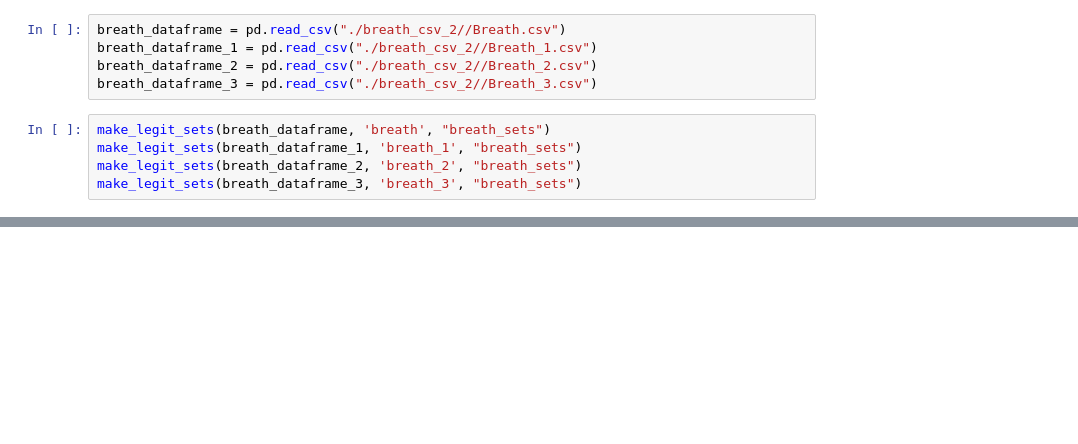
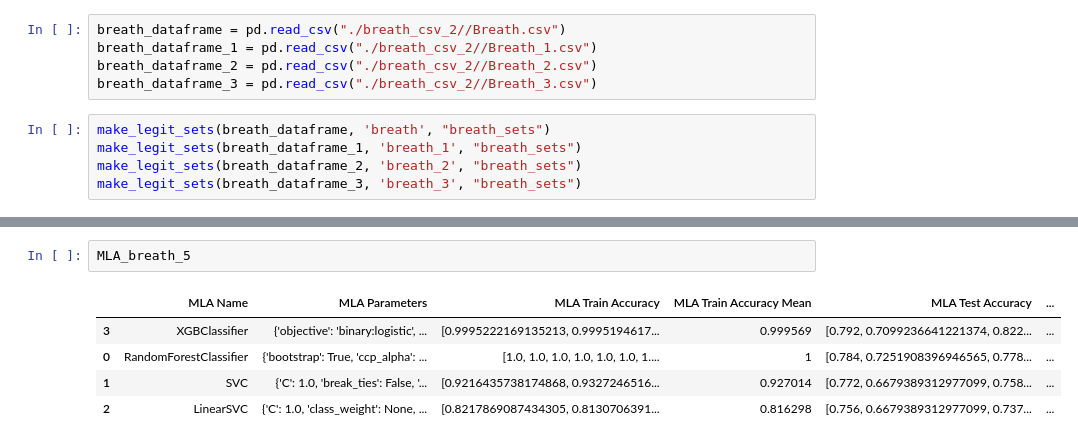
Before and after one commit to akansh12/breath_segmentation, a Jupyter notebook: EXP_4_AND_5_[Breath].ipynb, the cells around one changed output, grey strips where cells are left out. Saved outputs shown, nothing was run; the diff lists cells and outputs as text; blank space fills up the shorter version.

```diff
--- a/EXP_4_AND_5_[Breath].ipynb
+++ b/EXP_4_AND_5_[Breath].ipynb
@@ -643,0 +765,8 @@ array(['4001_C_Na_M_Na_Na_Y.json', '4004_P_Asthma_m_54_Y.json',
+# %%
+MLA_breath_5
+# %% [output]
+|  | MLA Name | MLA Parameters | MLA Train Accuracy | MLA Train Accuracy Mean | MLA Test Accuracy | ... |
+| 3 | XGBClassifier | {'objective': 'binary:logistic', ... | [0.9995222169135213, 0.9995194617... | 0.999569 | [0.792, 0.7099236641221374, 0.822... | ... |
+| 0 | RandomForestClassifier | {'bootstrap': True, 'ccp_alpha': ... | [1.0, 1.0, 1.0, 1.0, 1.0, 1.0, 1.... | 1 | [0.784, 0.7251908396946565, 0.778... | ... |
+| 1 | SVC | {'C': 1.0, 'break_ties': False, '... | [0.9216435738174868, 0.9327246516... | 0.927014 | [0.772, 0.6679389312977099, 0.758... | ... |
+| 2 | LinearSVC | {'C': 1.0, 'class_weight': None, ... | [0.8217869087434305, 0.8130706391... | 0.816298 | [0.756, 0.6679389312977099, 0.737... | ... |
```
Also changed, not shown: parts of 27 cells of this notebook, 2 other files.
